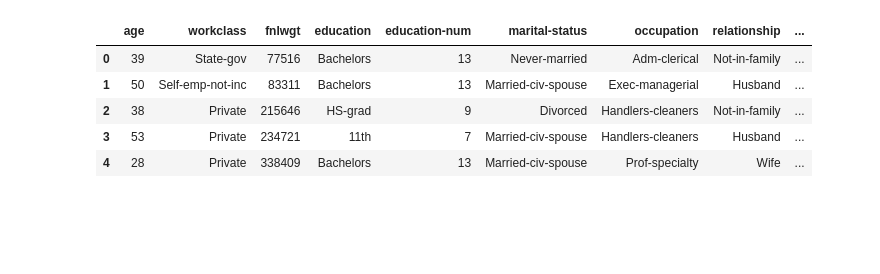
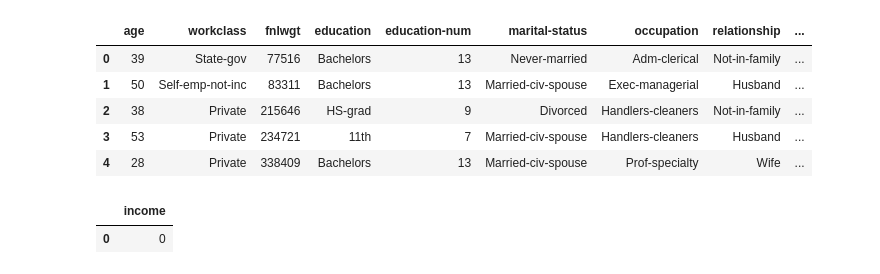
Before and after one commit to palekarprint/census_project, a Jupyter notebook: notebooks/Model Training.ipynb, the cells around one changed output. Cells and saved outputs as stored; diff of their text form; code cells hidden in the pictures; blank space fills up the shorter version.

```diff
--- a/notebooks/Model Training.ipynb
+++ b/notebooks/Model Training.ipynb
@@ -15,3 +23,8 @@ df.head()
 # dependant and Independant Variable
 X = df.drop(labels='income', axis=1)
 y = df[['income']]
+# %%
+y.head(1)
+# %% [output]
+|  | income |
+| 0 | 0 |
```
Also changed, not shown: parts of 21 cells of this notebook.
